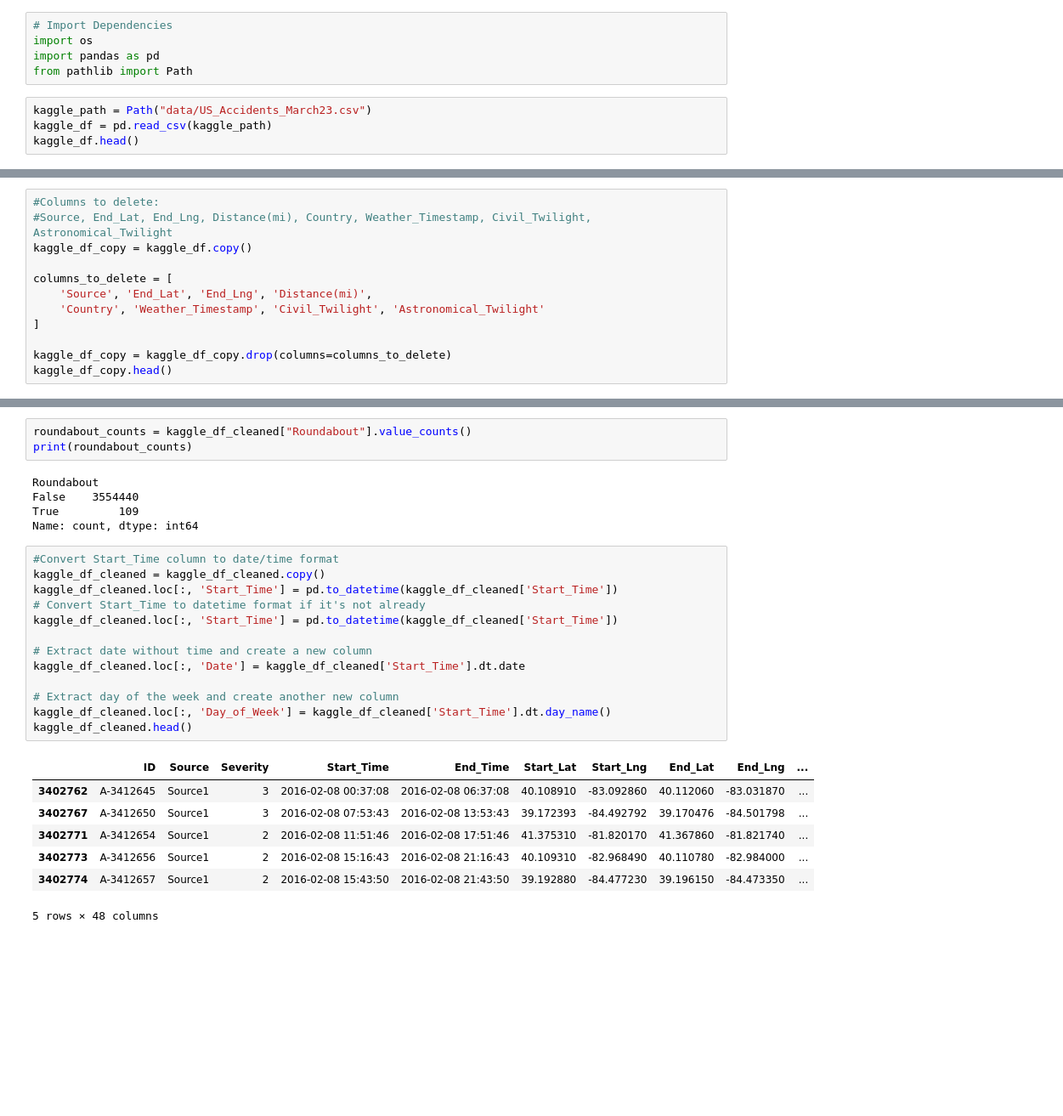
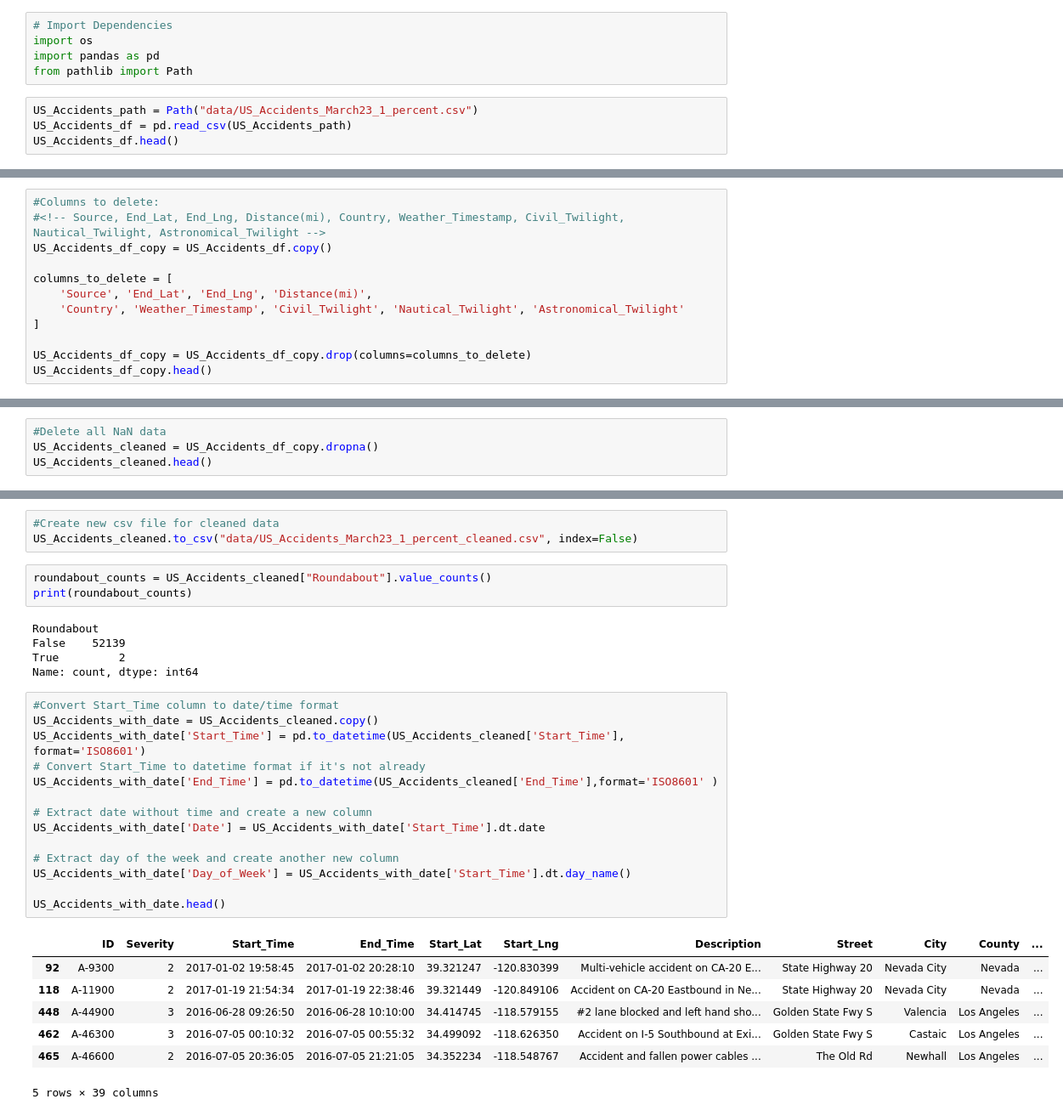
Before and after one commit to mascee/Traffic-Accidents, a Jupyter notebook: traffic.ipynb, the cells around one changed output, grey strips where cells are left out. Shown: that part at 85% size. Cells and saved outputs as stored; diff of their text form; blank space fills up the shorter version.

Commit message:
Added cleaned data csv file and calculations based on cleaned file

```diff
--- a/traffic.ipynb
+++ b/traffic.ipynb
@@ -4,8 +4,8 @@ import os
 import pandas as pd
 from pathlib import Path
 # %%
-kaggle_path = Path("data/US_Accidents_March23.csv")
-kaggle_df = pd.read_csv(kaggle_path)
-kaggle_df.head()
+US_Accidents_path = Path("data/US_Accidents_March23_1_percent.csv")
+US_Accidents_df = pd.read_csv(US_Accidents_path)
+US_Accidents_df.head()
 # %% [output]
 |  | ID | Source | Severity | Start_Time | End_Time | Start_Lat | Start_Lng | End_Lat | End_Lng | ... |
@@ -39,14 +38,14 @@ memory usage: 2.0+ GB
 # %%
 #Columns to delete:
-#Source, End_Lat, End_Lng, Distance(mi), Country, Weather_Timestamp, Civil_Twilight, Astronomical_Twilight
-kaggle_df_copy = kaggle_df.copy()
+#<!-- Source, End_Lat, End_Lng, Distance(mi), Country, Weather_Timestamp, Civil_Twilight, Nautical_Twilight, Astronomical_Twilight -->
+US_Accidents_df_copy = US_Accidents_df.copy()
 
 columns_to_delete = [
     'Source', 'End_Lat', 'End_Lng', 'Distance(mi)',
-    'Country', 'Weather_Timestamp', 'Civil_Twilight', 'Astronomical_Twilight'
+    'Country', 'Weather_Timestamp', 'Civil_Twilight', 'Nautical_Twilight', 'Astronomical_Twilight'
 ]
 
-kaggle_df_copy = kaggle_df_copy.drop(columns=columns_to_delete)
-kaggle_df_copy.head()
+US_Accidents_df_copy = US_Accidents_df_copy.drop(columns=columns_to_delete)
+US_Accidents_df_copy.head()
 # %% [output]
 |  | ID | Severity | Start_Time | End_Time | Start_Lat | Start_Lng | Description | Street | City | County | ... |
@@ -71,0 +58,4 @@ kaggle_df_cleaned.head()
+# %%
+#Delete all NaN data
+US_Accidents_cleaned = US_Accidents_df_copy.dropna()
+US_Accidents_cleaned.head()
@@ -72,32 +70,36 @@ kaggle_df_cleaned.head()
+# %%
+#Create new csv file for cleaned data
+US_Accidents_cleaned.to_csv("data/US_Accidents_March23_1_percent_cleaned.csv", index=False)
 # %%
-roundabout_counts = kaggle_df_cleaned["Roundabout"].value_counts()
+roundabout_counts = US_Accidents_cleaned["Roundabout"].value_counts()
 print(roundabout_counts)
 # %% [output]
 Roundabout
-False    3554440
-True         109
+False    52139
+True         2
 Name: count, dtype: int64
 # %%
 #Convert Start_Time column to date/time format
-kaggle_df_cleaned = kaggle_df_cleaned.copy()
-kaggle_df_cleaned.loc[:, 'Start_Time'] = pd.to_datetime(kaggle_df_cleaned['Start_Time'])
+US_Accidents_with_date = US_Accidents_cleaned.copy()
+US_Accidents_with_date['Start_Time'] = pd.to_datetime(US_Accidents_cleaned['Start_Time'], format='ISO8601')
 # Convert Start_Time to datetime format if it's not already
-kaggle_df_cleaned.loc[:, 'Start_Time'] = pd.to_datetime(kaggle_df_cleaned['Start_Time'])
+US_Accidents_with_date['End_Time'] = pd.to_datetime(US_Accidents_cleaned['End_Time'],format='ISO8601' )
 
 # Extract date without time and create a new column
-kaggle_df_cleaned.loc[:, 'Date'] = kaggle_df_cleaned['Start_Time'].dt.date
+US_Accidents_with_date['Date'] = US_Accidents_with_date['Start_Time'].dt.date
 
 # Extract day of the week and create another new column
-kaggle_df_cleaned.loc[:, 'Day_of_Week'] = kaggle_df_cleaned['Start_Time'].dt.day_name()
-kaggle_df_cleaned.head()
+US_Accidents_with_date['Day_of_Week'] = US_Accidents_with_date['Start_Time'].dt.day_name()
+
+US_Accidents_with_date.head()
 # %% [output]
-|  | ID | Source | Severity | Start_Time | End_Time | Start_Lat | Start_Lng | End_Lat | End_Lng | ... |
-| 3402762 | A-3412645 | Source1 | 3 | 2016-02-08 00:37:08 | 2016-02-08 06:37:08 | 40.108910 | -83.092860 | 40.112060 | -83.031870 | ... |
-| 3402767 | A-3412650 | Source1 | 3 | 2016-02-08 07:53:43 | 2016-02-08 13:53:43 | 39.172393 | -84.492792 | 39.170476 | -84.501798 | ... |
-| 3402771 | A-3412654 | Source1 | 2 | 2016-02-08 11:51:46 | 2016-02-08 17:51:46 | 41.375310 | -81.820170 | 41.367860 | -81.821740 | ... |
-| 3402773 | A-3412656 | Source1 | 2 | 2016-02-08 15:16:43 | 2016-02-08 21:16:43 | 40.109310 | -82.968490 | 40.110780 | -82.984000 | ... |
-| 3402774 | A-3412657 | Source1 | 2 | 2016-02-08 15:43:50 | 2016-02-08 21:43:50 | 39.192880 | -84.477230 | 39.196150 | -84.473350 | ... |
+|  | ID | Severity | Start_Time | End_Time | Start_Lat | Start_Lng | Description | Street | City | County | ... |
+| 92 | A-9300 | 2 | 2017-01-02 19:58:45 | 2017-01-02 20:28:10 | 39.321247 | -120.830399 | Multi-vehicle accident on CA-20 E... | State Highway 20 | Nevada City | Nevada | ... |
+| 118 | A-11900 | 2 | 2017-01-19 21:54:34 | 2017-01-19 22:38:46 | 39.321449 | -120.849106 | Accident on CA-20 Eastbound in Ne... | State Highway 20 | Nevada City | Nevada | ... |
+| 448 | A-44900 | 3 | 2016-06-28 09:26:50 | 2016-06-28 10:10:00 | 34.414745 | -118.579155 | #2 lane blocked and left hand sho... | Golden State Fwy S | Valencia | Los Angeles | ... |
+| 462 | A-46300 | 3 | 2016-07-05 00:10:32 | 2016-07-05 00:55:32 | 34.499092 | -118.626350 | Accident on I-5 Southbound at Exi... | Golden State Fwy S | Castaic | Los Angeles | ... |
+| 465 | A-46600 | 2 | 2016-07-05 20:36:05 | 2016-07-05 21:21:05 | 34.352234 | -118.548767 | Accident and fallen power cables ... | The Old Rd | Newhall | Los Angeles | ... |
-5 rows × 48 columns
+5 rows × 39 columns
 # %%
 #What days of the week accidents occur the most?
 # Group by 'Day_of_Week' and count occurrences
```
Also changed, not shown: parts of 12 cells of this notebook, 1 other file.
